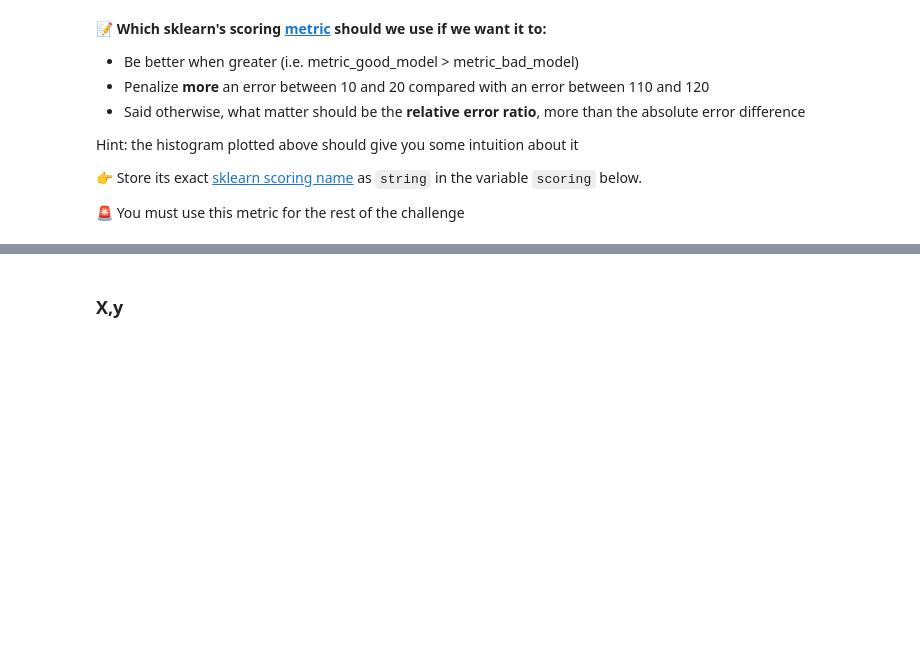
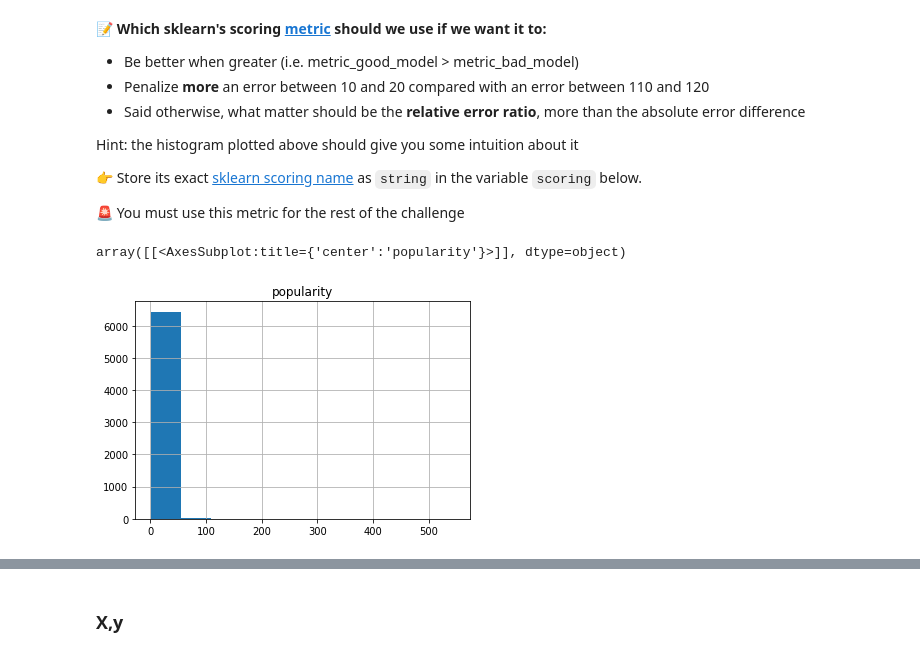
Before and after one commit to Alexey-Nick-Novikov/data-certification-exam, a Jupyter notebook: machine_learning/TV_popularity_predictor.ipynb, the cells around one changed output, grey strips where cells are left out. Saved outputs shown, nothing was run; the diff lists cells and outputs as text; code cells hidden in the pictures; blank space fills up the shorter version.

```diff
--- a/machine_learning/TV_popularity_predictor.ipynb
+++ b/machine_learning/TV_popularity_predictor.ipynb
@@ -63,6 +70,3 @@ print('After removing duplicates', data.shape)
 # %% [output]
 Before removing duplicates (6864, 17)
 After removing duplicates (6464, 17)
-# %%
-data = data.drop_duplicates()
-data.shape
@@ -132,3 +134,7 @@ Hint: the histogram plotted above should give you some intuition about it
 🚨 You must use this metric for the rest of the challenge
 # %%
 # YOUR CODE HERE
+data.hist(column='popularity')
+# %% [output]
+array([[<AxesSubplot:title={'center':'popularity'}>]], dtype=object)
+[figure, added]
```
Also changed, not shown: parts of 18 cells of this notebook, 2 other files.
